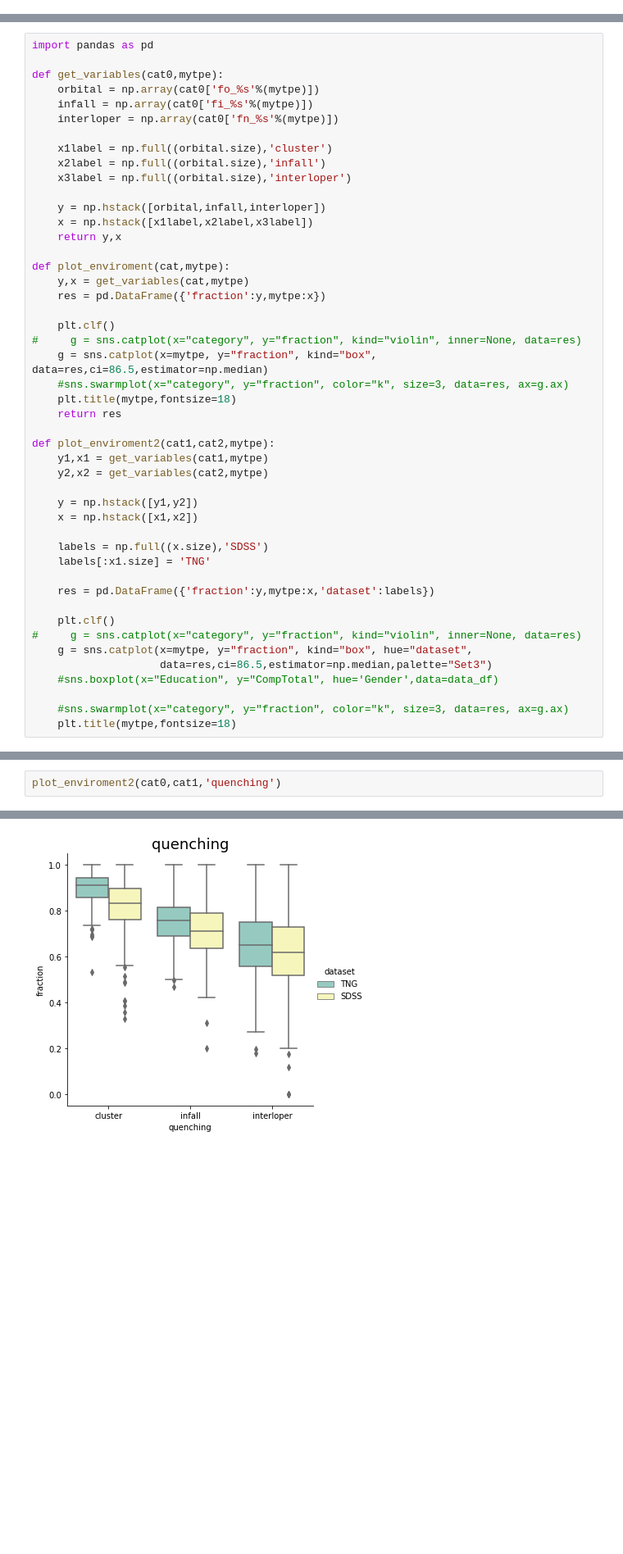
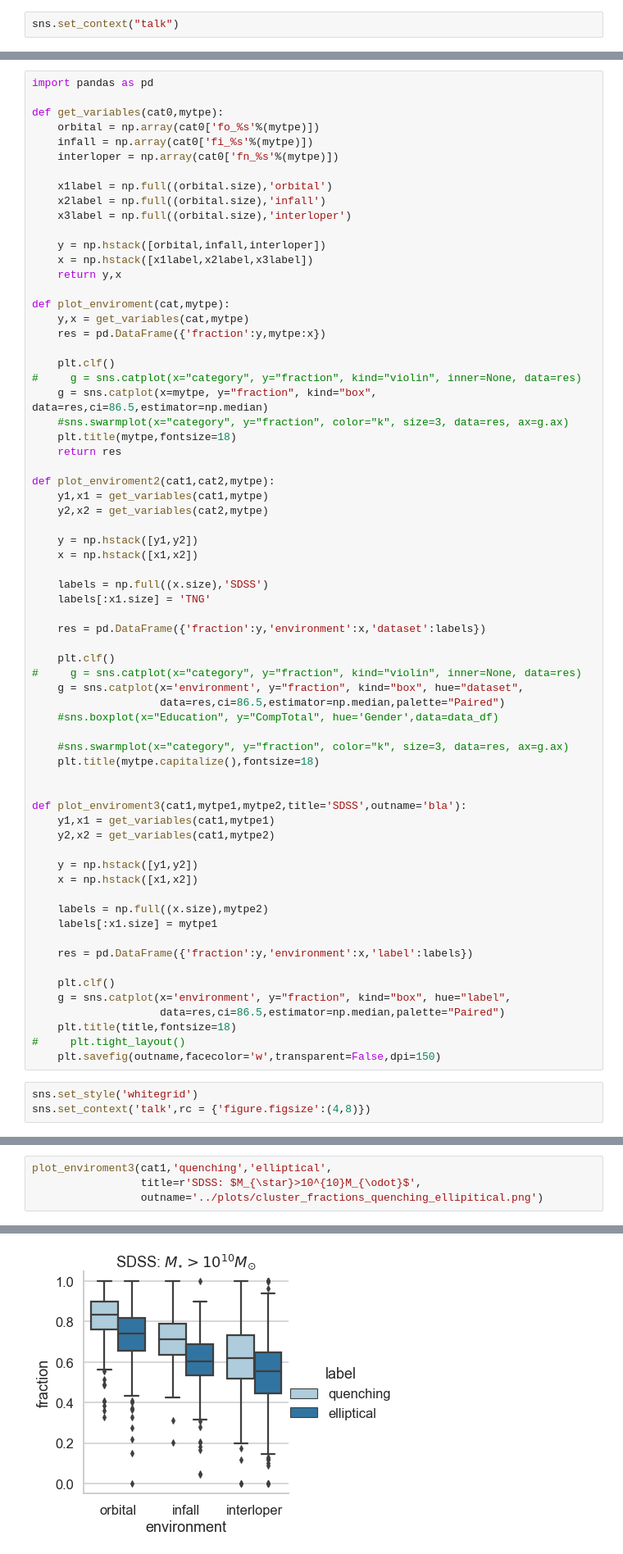
Before and after one commit to estevesjh/galaxyFormation, a Jupyter notebook: notebooks/plot_fractions.ipynb, the cells around one changed output, grey strips where cells are left out. Shown at 82% size. Saved outputs shown, nothing was run; the diff lists cells and outputs as text; blank space fills up the shorter version.

```diff
--- a/notebooks/plot_fractions.ipynb
+++ b/notebooks/plot_fractions.ipynb
@@ -5,6 +5,8 @@ import numpy as np
 import matplotlib.pyplot as plt
 import astropy.io.ascii as at
 import seaborn as sns
+# %%
+sns.set_context("talk")
 # %%
 import sys
 sys.path.append('/Users/jesteves/Documents/GitHub/galaxyFormation/scripts/')
@@ -81,7 +100,7 @@ def get_variables(cat0,mytpe):
     infall = np.array(cat0['fi_%s'%(mytpe)])
     interloper = np.array(cat0['fn_%s'%(mytpe)])
 
-    x1label = np.full((orbital.size),'cluster')
+    x1label = np.full((orbital.size),'orbital')
     x2label = np.full((orbital.size),'infall')
     x3label = np.full((orbital.size),'interloper')
 
@@ -110,13 +129,36 @@ def plot_enviroment2(cat1,cat2,mytpe):
     labels = np.full((x.size),'SDSS')
     labels[:x1.size] = 'TNG'
 
-    res = pd.DataFrame({'fraction':y,mytpe:x,'dataset':labels})
+    res = pd.DataFrame({'fraction':y,'environment':x,'dataset':labels})
 
     plt.clf()
 #     g = sns.catplot(x="category", y="fraction", kind="violin", inner=None, data=res)
-    g = sns.catplot(x=mytpe, y="fraction", kind="box", hue="dataset",
-                    data=res,ci=86.5,estimator=np.median,palette="Set3")
+    g = sns.catplot(x='environment', y="fraction", kind="box", hue="dataset",
+                    data=res,ci=86.5,estimator=np.median,palette="Paired")
     #sns.boxplot(x="Education", y="CompTotal", hue='Gender',data=data_df)
 
     #sns.swarmplot(x="category", y="fraction", color="k", size=3, data=res, ax=g.ax)
-    plt.title(mytpe,fontsize=18)
+    plt.title(mytpe.capitalize(),fontsize=18)
+
+
+def plot_enviroment3(cat1,mytpe1,mytpe2,title='SDSS',outname='bla'):
+    y1,x1 = get_variables(cat1,mytpe1)
+    y2,x2 = get_variables(cat1,mytpe2)
+
+    y = np.hstack([y1,y2])
+    x = np.hstack([x1,x2])
+
+    labels = np.full((x.size),mytpe2)
+    labels[:x1.size] = mytpe1
+
+    res = pd.DataFrame({'fraction':y,'environment':x,'label':labels})
+
+    plt.clf()
+    g = sns.catplot(x='environment', y="fraction", kind="box", hue="label",
+                    data=res,ci=86.5,estimator=np.median,palette="Paired")
+    plt.title(title,fontsize=18)
+#     plt.tight_layout()
+    plt.savefig(outname,facecolor='w',transparent=False,dpi=150)
+# %%
+sns.set_style('whitegrid')
+sns.set_context('talk',rc = {'figure.figsize':(4,8)})
@@ -123,3 +171,5 @@ def plot_enviroment2(cat1,cat2,mytpe):
 # %%
-plot_enviroment2(cat0,cat1,'quenching')
+plot_enviroment3(cat1,'quenching','elliptical',
+                 title=r'SDSS: $M_{\star}>10^{10}M_{\odot}$',
+                 outname='../plots/cluster_fractions_quenching_ellipitical.png')
 # %% [output]
@@ -127,4 +177,4 @@ plot_enviroment2(cat0,cat1,'quenching')
-[figure, old version]
+[figure, new version]
 # %%
 plot_enviroment2(cat0,cat1,'bulge')
 # %% [output]
```
Also changed, not shown: parts of 5 cells of this notebook, 20 other files.
